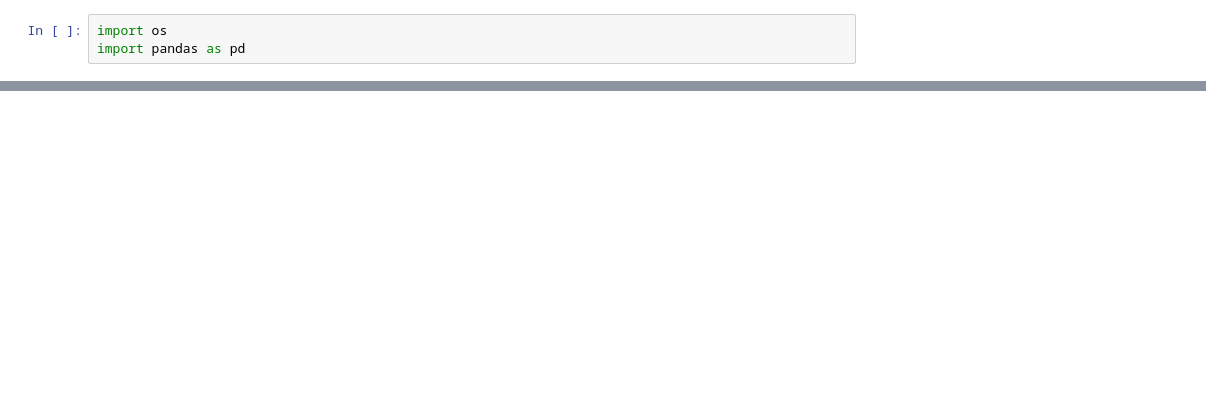
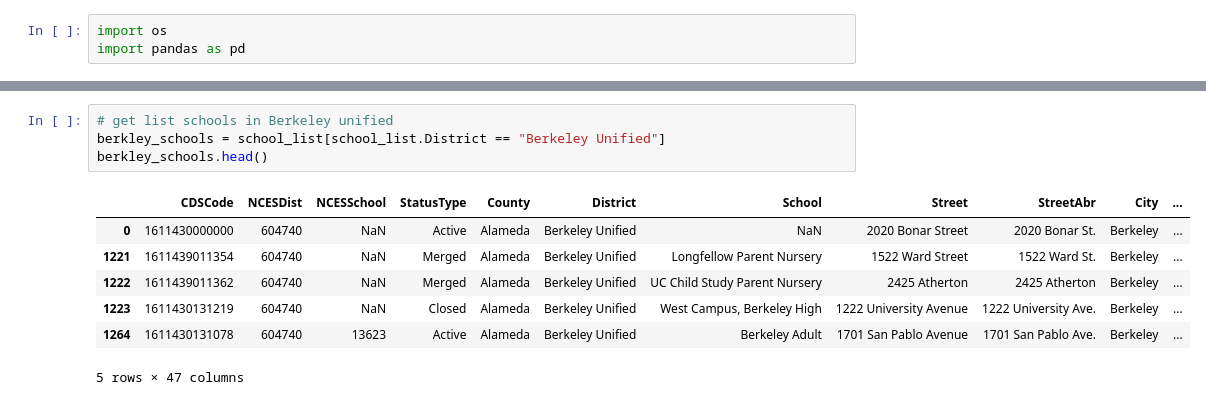
Before and after one commit to PaulAYoung/WWOD-final-project, a Jupyter notebook: notebooks/quickstart.ipynb, the cells around one changed output, grey strips where cells are left out. Saved outputs shown, nothing was run; the diff lists cells and outputs as text; blank space fills up the shorter version.

```diff
--- a/notebooks/quickstart.ipynb
+++ b/notebooks/quickstart.ipynb
@@ -48,0 +32,12 @@ school_list[school_list.District == "Berkeley Unified"]
+# %%
+# get list schools in Berkeley unified
+berkley_schools = school_list[school_list.District == "Berkeley Unified"]
+berkley_schools.head()
+# %% [output]
+|  | CDSCode | NCESDist | NCESSchool | StatusType | County | District | School | Street | StreetAbr | City | ... |
+| 0 | 1611430000000 | 604740 | NaN | Active | Alameda | Berkeley Unified | NaN | 2020 Bonar Street | 2020 Bonar St. | Berkeley | ... |
+| 1221 | 1611439011354 | 604740 | NaN | Merged | Alameda | Berkeley Unified | Longfellow Parent Nursery | 1522 Ward Street | 1522 Ward St. | Berkeley | ... |
+| 1222 | 1611439011362 | 604740 | NaN | Merged | Alameda | Berkeley Unified | UC Child Study Parent Nursery | 2425 Atherton | 2425 Atherton | Berkeley | ... |
+| 1223 | 1611430131219 | 604740 | NaN | Closed | Alameda | Berkeley Unified | West Campus, Berkeley High | 1222 University Avenue | 1222 University Ave. | Berkeley | ... |
+| 1264 | 1611430131078 | 604740 | 13623 | Active | Alameda | Berkeley Unified | Berkeley Adult | 1701 San Pablo Avenue | 1701 San Pablo Ave. | Berkeley | ... |
+5 rows × 47 columns
```
Also changed, not shown: parts of 8 cells of this notebook.
